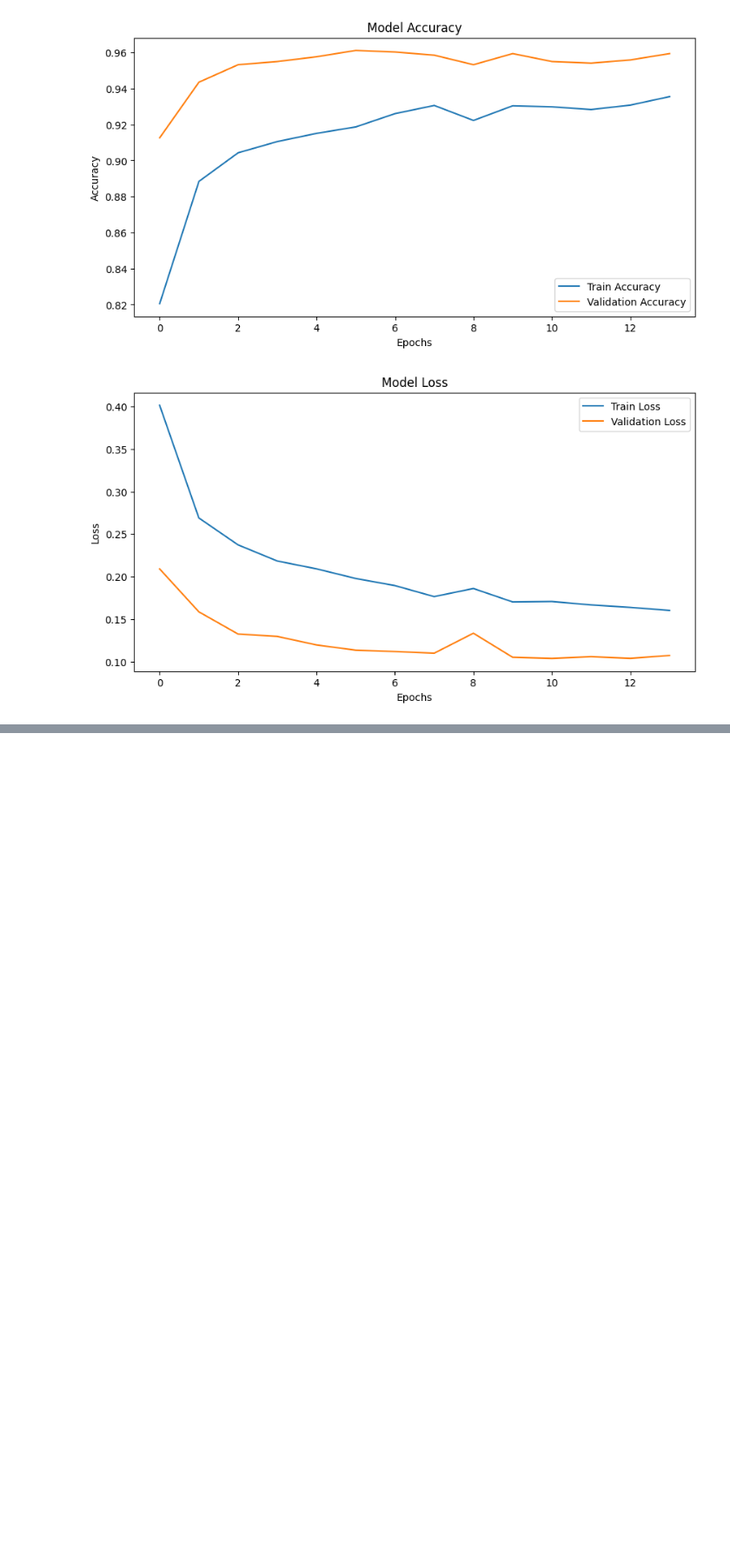
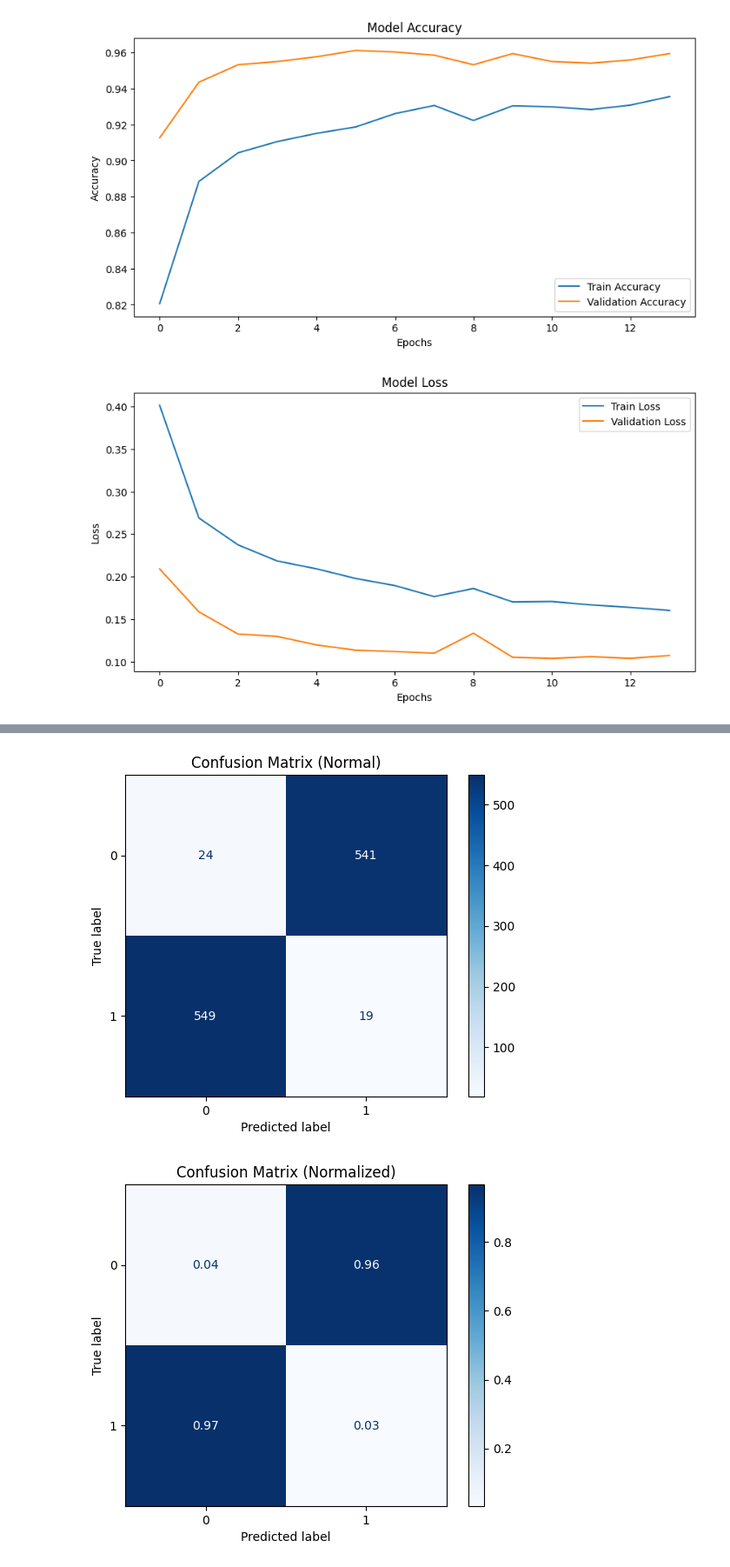
Before and after one commit to FarisAnsara/FaceMaskDetection, a Jupyter notebook: FaceMaskDetetion.ipynb, the cells around one changed output, grey strips where cells are left out. Shown at 87% size. Drawn from its saved outputs; the diff is of its cells as text; code cells hidden in the pictures; blank space fills up the shorter version.

Commit message:
tested the model on the test dataset

```diff
--- a/FaceMaskDetetion.ipynb
+++ b/FaceMaskDetetion.ipynb
@@ -262,0 +208,11 @@ print(prediction[0][0])
+# %%
+from sklearn.metrics import confusion_matrix, ConfusionMatrixDisplay
+import numpy as np
+from tensorflow.keras.models import load_model
+
+model = load_model('mask_detector_model.h5')
+
+y_pred = model.predict(test_generator)
+y_pred_classes = (y_pred > 0.5).astype(int)
+
+y_true = test_generator.classes
@@ -262,0 +221,26 @@ print(prediction[0][0])
+# %%
+from sklearn.metrics import confusion_matrix, ConfusionMatrixDisplay
+import matplotlib.pyplot as plt
+import os
+
+os.makedirs("plots", exist_ok=True)
+
+cm = confusion_matrix(y_true, y_pred_classes)
+disp = ConfusionMatrixDisplay(confusion_matrix=cm, display_labels=test_generator.class_indices)
+
+# Normal confusion matrix
+disp.plot(cmap=plt.cm.Blues)
+plt.title('Confusion Matrix (Normal)')
+plt.savefig(os.path.join('plots', 'confusion_matrix_normal.png'))
+plt.show()
+
+# Normalized confusion matrix
+cm_normalized = cm.astype('float') / cm.sum(axis=1)[:, np.newaxis]
+disp = ConfusionMatrixDisplay(confusion_matrix=cm_normalized, display_labels=test_generator.class_indices)
+disp.plot(cmap=plt.cm.Blues, values_format=".2f")
+plt.title('Confusion Matrix (Normalized)')
+plt.savefig(os.path.join('plots', 'confusion_matrix_normalized.png'))
+plt.show()
+# %% [output]
+[figure, added]
+[figure, added]
```
Also changed, not shown: parts of 20 cells of this notebook, 10 other files.
